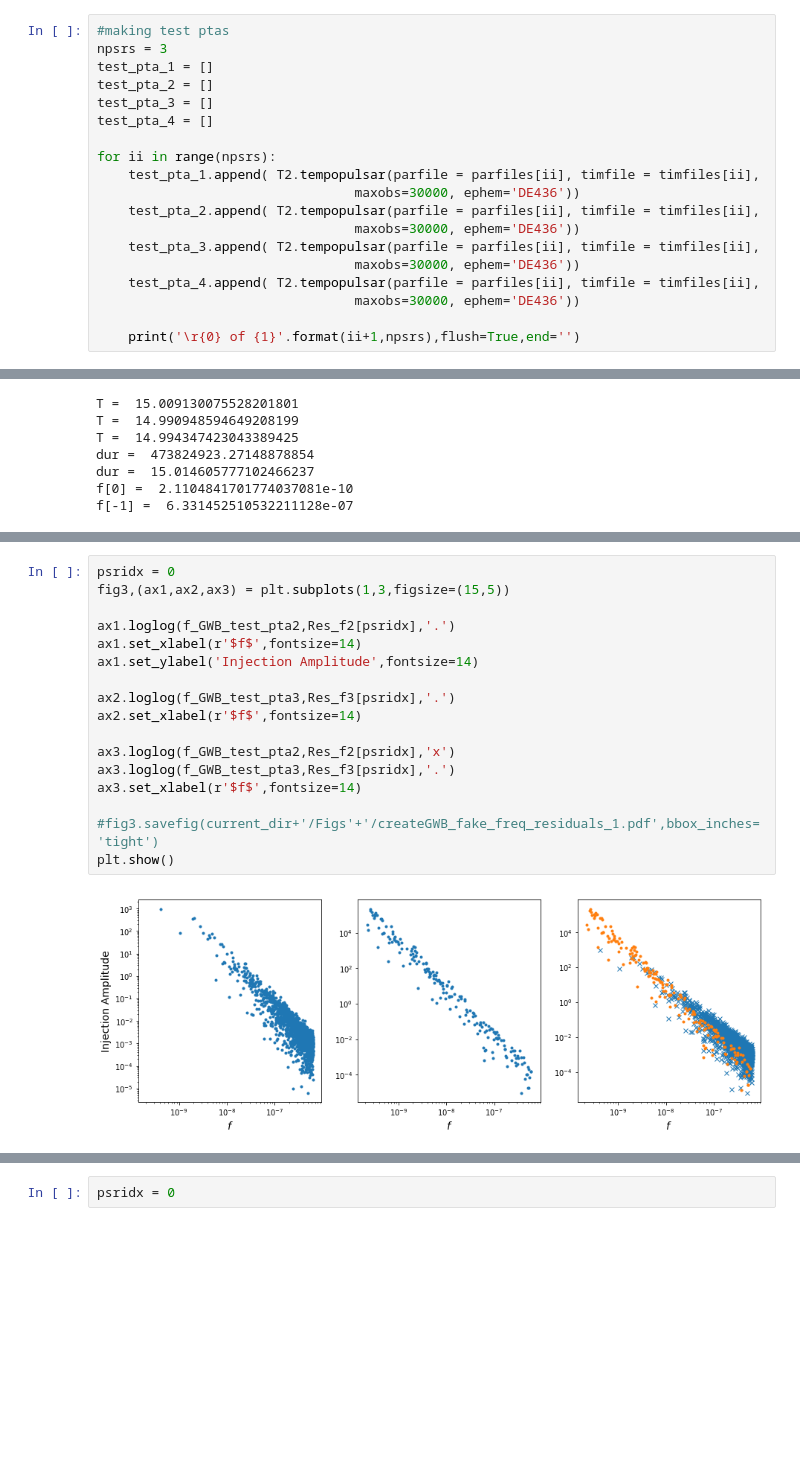
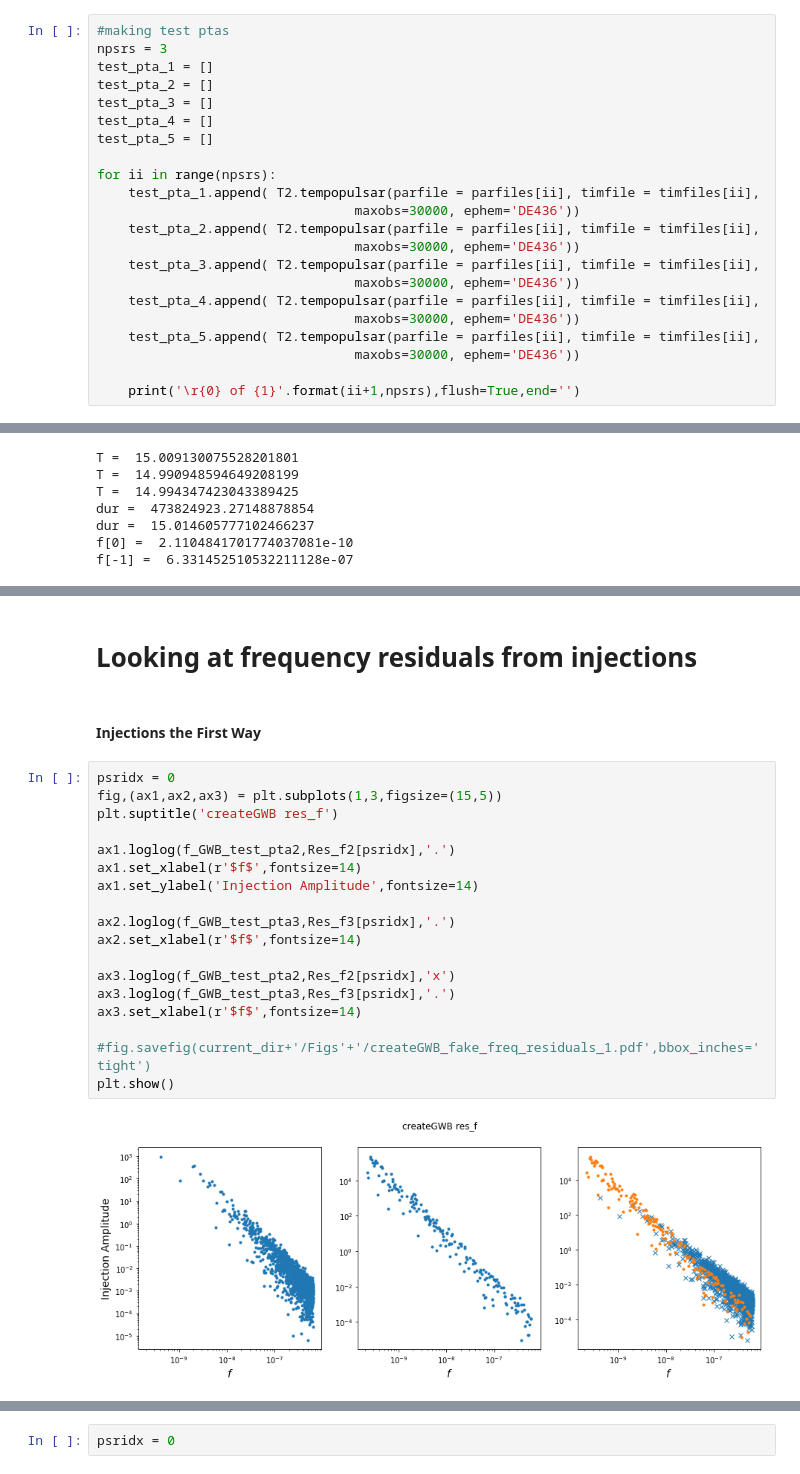
Before and after one commit to LBJ-Wade/NANOGrav, a Jupyter notebook: BackgroundInjections/toasim_testing/comparisons_v2.ipynb, the cells around one changed output, grey strips where cells are left out. Cells and saved outputs as stored; diff of their text form; blank space fills up the shorter version.

```diff
--- a/BackgroundInjections/toasim_testing/comparisons_v2.ipynb
+++ b/BackgroundInjections/toasim_testing/comparisons_v2.ipynb
@@ -246,6 +260,7 @@ test_pta_1 = []
 test_pta_2 = []
 test_pta_3 = []
 test_pta_4 = []
+test_pta_5 = []
 
 for ii in range(npsrs):
     test_pta_1.append( T2.tempopulsar(parfile = parfiles[ii], timfile = timfiles[ii],
@@ -256,6 +271,8 @@ for ii in range(npsrs):
                                  maxobs=30000, ephem='DE436'))
     test_pta_4.append( T2.tempopulsar(parfile = parfiles[ii], timfile = timfiles[ii],
                                  maxobs=30000, ephem='DE436'))
+    test_pta_5.append( T2.tempopulsar(parfile = parfiles[ii], timfile = timfiles[ii],
+                                 maxobs=30000, ephem='DE436'))
 
     print('\r{0} of {1}'.format(ii+1,npsrs),flush=True,end='')
 # %% [output]
@@ -347,19 +470,24 @@ plt.show()
+# %% [markdown]
+# Looking at frequency residuals from injections
+# %% [markdown]
+#### Injections the First Way
 # %%
 psridx = 0
-fig3,(ax1,ax2,ax3) = plt.subplots(1,3,figsize=(15,5))
+fig,(ax1,ax2,ax3) = plt.subplots(1,3,figsize=(15,5))
+plt.suptitle('createGWB res_f')
 
 ax1.loglog(f_GWB_test_pta2,Res_f2[psridx],'.')
 ax1.set_xlabel(r'$f$',fontsize=14)
 ax1.set_ylabel('Injection Amplitude',fontsize=14)
 
 ax2.loglog(f_GWB_test_pta3,Res_f3[psridx],'.')
 ax2.set_xlabel(r'$f$',fontsize=14)
 
 ax3.loglog(f_GWB_test_pta2,Res_f2[psridx],'x')
 ax3.loglog(f_GWB_test_pta3,Res_f3[psridx],'.')
 ax3.set_xlabel(r'$f$',fontsize=14)
 
-#fig3.savefig(current_dir+'/Figs'+'/createGWB_fake_freq_residuals_1.pdf',bbox_inches='tight')
+#fig.savefig(current_dir+'/Figs'+'/createGWB_fake_freq_residuals_1.pdf',bbox_inches='tight')
 plt.show()
 # %% [output]
-[figure, old version]
+[figure, new version]
```
Also changed, not shown: parts of 58 cells of this notebook, 1 other file.
